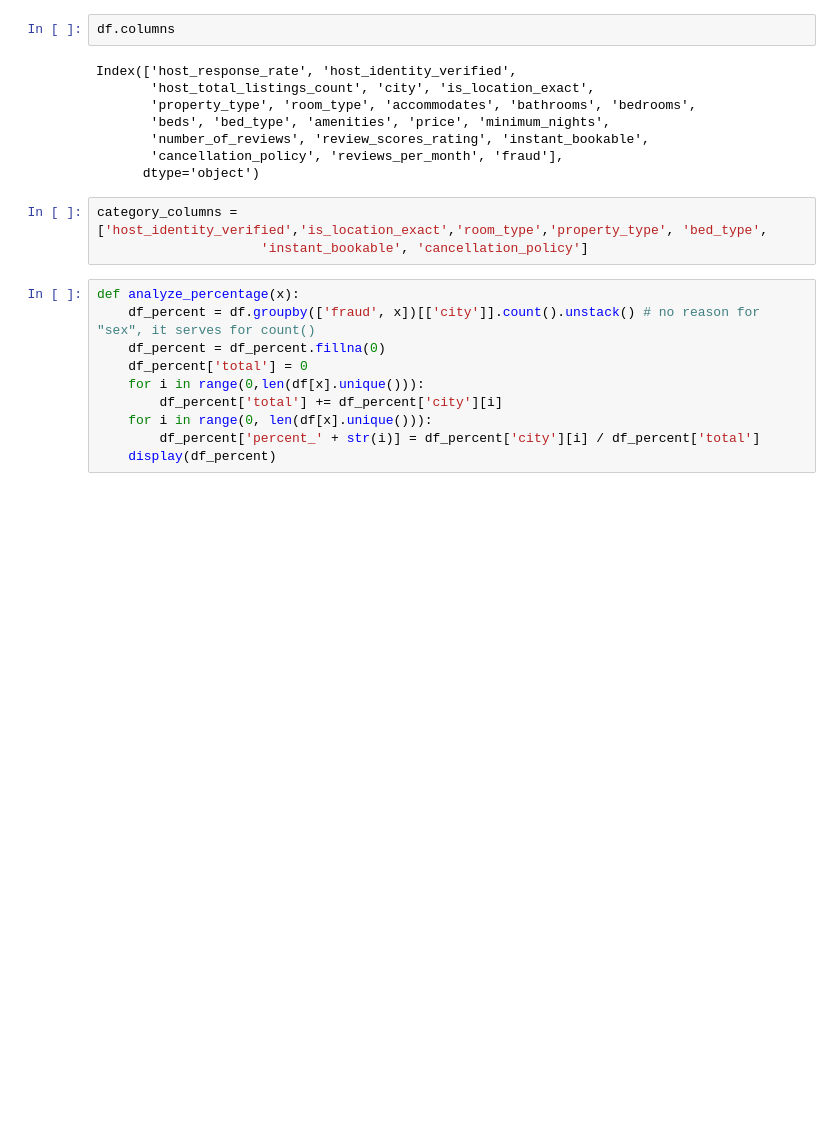
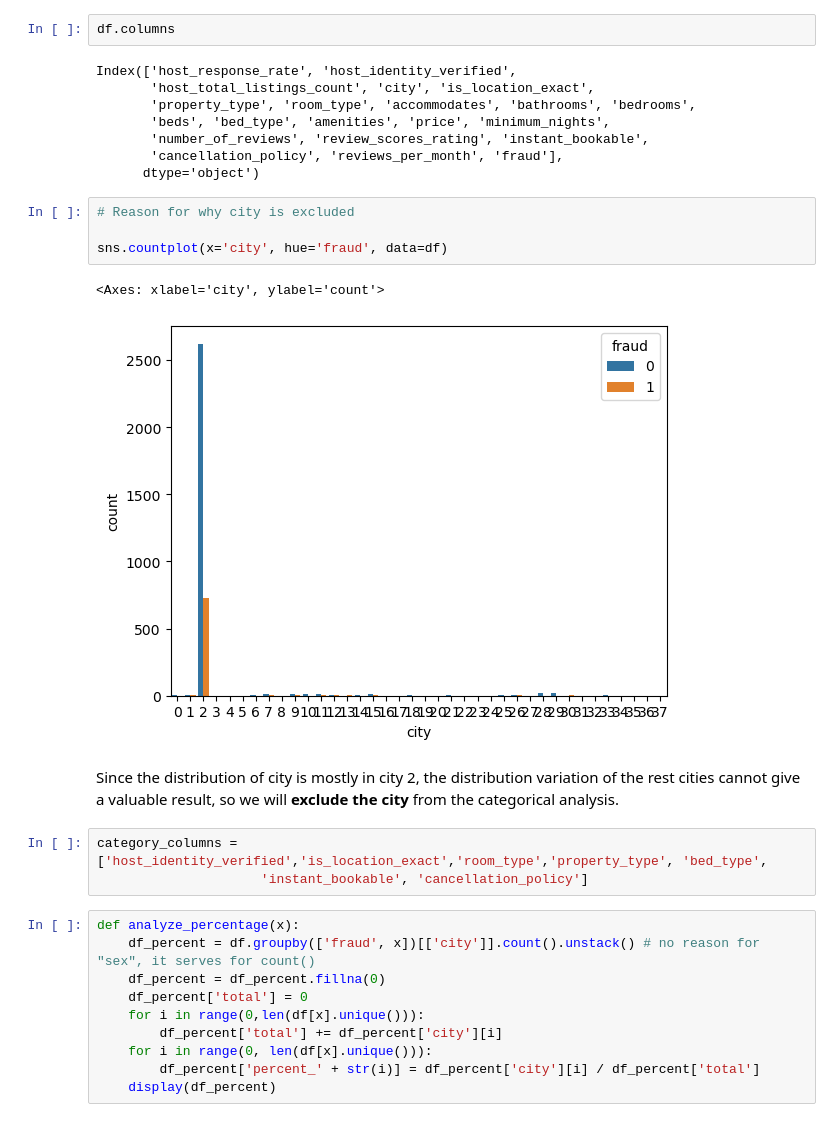
Before and after one commit to szhan872/Airbnb-Project, a Jupyter notebook: airbnb_project.ipynb, the cells around one changed output. Saved outputs shown, nothing was run; the diff lists cells and outputs as text; blank space fills up the shorter version.

Commit message:
Update categorical analysis part and subtitles

```diff
--- a/airbnb_project.ipynb
+++ b/airbnb_project.ipynb
@@ -328,6 +332,15 @@ Index(['host_response_rate', 'host_identity_verified',
        'number_of_reviews', 'review_scores_rating', 'instant_bookable',
        'cancellation_policy', 'reviews_per_month', 'fraud'],
       dtype='object')
+# %%
+# Reason for why city is excluded
+
+sns.countplot(x='city', hue='fraud', data=df)
+# %% [output]
+<Axes: xlabel='city', ylabel='count'>
+[figure, added]
+# %% [markdown]
+Since the distribution of city is mostly in city 2, the distribution variation of the rest cities cannot give a valuable result, so we will **exclude the city** from the categorical analysis.
 # %%
 category_columns = ['host_identity_verified','is_location_exact','room_type','property_type', 'bed_type',
                      'instant_bookable', 'cancellation_policy']
```
Also changed, not shown: parts of 2 cells of this notebook.
